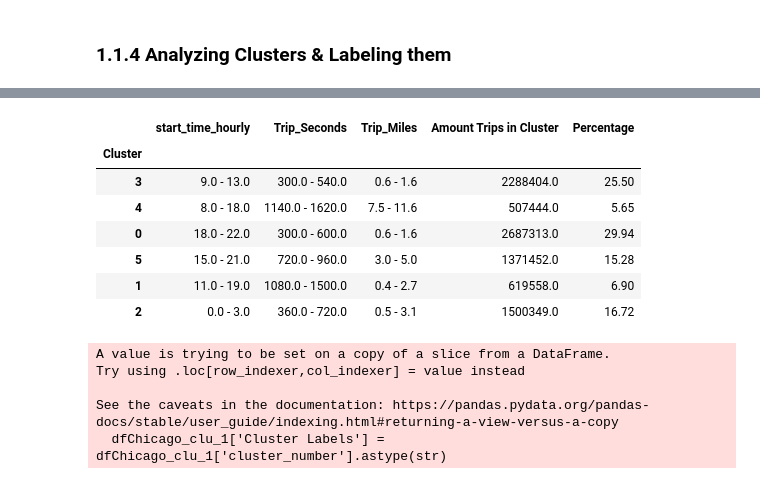
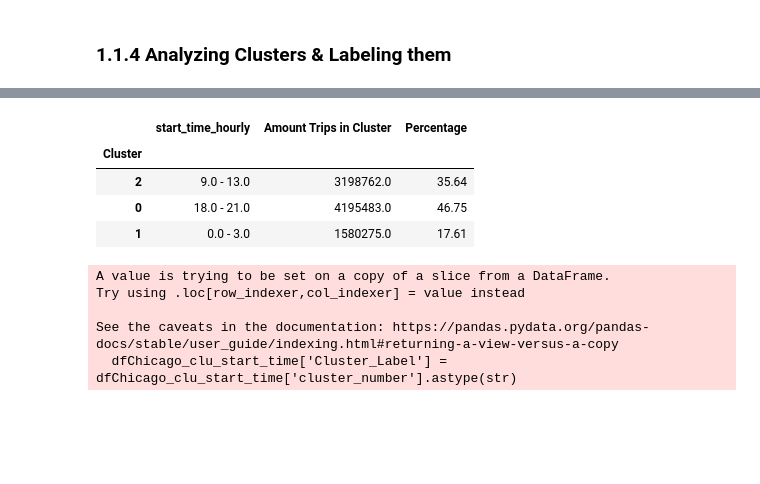
Before and after one commit to Hannah2800/AAA_2023_AdvancedPythonPandas, a Jupyter notebook: Task 3 - Cluster Analysis - Hard Clustering.ipynb, the cells around one changed output, grey strips where cells are left out. Cells and saved outputs as stored; diff of their text form; code cells hidden in the pictures; blank space fills up the shorter version.

```diff
--- a/Task 3 - Cluster Analysis - Hard Clustering.ipynb
+++ b/Task 3 - Cluster Analysis - Hard Clustering.ipynb
@@ -139,3 +266,3 @@ def plot_best_fitting_number_of_clusters(input_data, title_info):
 # %%
-plot_best_fitting_number_of_clusters(dfChicago_clu_1_scaled, "in dfChicago_clu_1")
+plot_best_fitting_number_of_clusters(dfChicago_clu_start_time_scaled, "in dfChicago_clu_start_time")
 # %% [output]
@@ -144,8 +271,8 @@ plot_best_fitting_number_of_clusters(dfChicago_clu_1_scaled, "in dfChicago_clu_1
 ### 1.1.3 Computing Clusters with KMeans
 # %%
 # initializing our kmeans algorithm
-kmean = KMeans(n_clusters=6,init='k-means++', random_state=42)
+kmean = KMeans(n_clusters=3,init='k-means++', random_state=42)
 
 # fitting our scaled data to the model
-kmean.fit(dfChicago_clu_1_scaled)
+kmean.fit(dfChicago_clu_start_time_scaled)
 # %% [output]
@@ -153,9 +280,9 @@ KMeans(n_clusters=6, random_state=42)
 # %%
 # store the predicted clusters
-Clusters = kmean.predict(dfChicago_clu_1_scaled)
+Clusters = kmean.predict(dfChicago_clu_start_time_scaled)
 # %%
 # creating a column for the calculated clusters
 
-dfChicago_clu_1.loc[:, 'cluster_number'] = Clusters
-dfChicago_clu_1
+dfChicago_clu_start_time.loc[:, 'cluster_number'] = Clusters
+dfChicago_clu_start_time
 # %% [output]
@@ -242,29 +317,23 @@ plot_information_about_clusters(dfChicago_clu_1, ['start_time_hourly','Trip_Seco
 # %%
-dfChicago_clu_1_quantiles = get_quantiles_of_clusters(dfChicago_clu_1, 6, 'cluster_number')
-dfChicago_clu_1_quantiles.sort_values(by=['start_time_hourly', 'Trip_Seconds'], ascending=False)
+dfChicago_clu_start_time_quantiles = get_quantiles_of_clusters(dfChicago_clu_start_time, 3, 'cluster_number')
+dfChicago_clu_start_time_quantiles.sort_values(by=['start_time_hourly'], ascending=False)
 # %% [output]
-|  | start_time_hourly | Trip_Seconds | Trip_Miles | Amount Trips in Cluster | Percentage |
-| Cluster |  |  |  |  |  |
-| 3 | 9.0 - 13.0 | 300.0 - 540.0 | 0.6 - 1.6 | 2288404.0 | 25.50 |
-| 4 | 8.0 - 18.0 | 1140.0 - 1620.0 | 7.5 - 11.6 | 507444.0 | 5.65 |
-| 0 | 18.0 - 22.0 | 300.0 - 600.0 | 0.6 - 1.6 | 2687313.0 | 29.94 |
-| 5 | 15.0 - 21.0 | 720.0 - 960.0 | 3.0 - 5.0 | 1371452.0 | 15.28 |
-| 1 | 11.0 - 19.0 | 1080.0 - 1500.0 | 0.4 - 2.7 | 619558.0 | 6.90 |
-| 2 | 0.0 - 3.0 | 360.0 - 720.0 | 0.5 - 3.1 | 1500349.0 | 16.72 |
+|  | start_time_hourly | Amount Trips in Cluster | Percentage |
+| Cluster |  |  |  |
+| 2 | 9.0 - 13.0 | 3198762.0 | 35.64 |
+| 0 | 18.0 - 21.0 | 4195483.0 | 46.75 |
+| 1 | 0.0 - 3.0 | 1580275.0 | 17.61 |
 # %%
-label_names = {'0': "Evening short trips",
-               '1': "Day Trips long time short distance",
-               '2': "Party People",
-               '3': "Morning trips",
-               '4': "Day Trips long time long distance",
-               '5': "Evening Trips"}
+label_names = {'0': "Evening Commuters",
+               '1': "Night Riders - Party People",
+               '2': "Morning Commuters"}
 
 # integrating our labeled clusters in the dataframe
-dfChicago_clu_1['Cluster Labels'] = dfChicago_clu_1['cluster_number'].astype(str)
-dfPhiladedfChicago_clu_1lphia_clu_1 = dfChicago_clu_1.replace({"Cluster Labels": label_names})
+dfChicago_clu_start_time['Cluster_Label'] = dfChicago_clu_start_time['cluster_number'].astype(str)
+dfChicago_clu_start_time = dfChicago_clu_start_time.replace({"Cluster_Label": label_names})
 # %% [output]
 A value is trying to be set on a copy of a slice from a DataFrame.
 Try using .loc[row_indexer,col_indexer] = value instead
 
 See the caveats in the documentation: https://pandas.pydata.org/pandas-docs/stable/user_guide/indexing.html#returning-a-view-versus-a-copy
-  dfChicago_clu_1['Cluster Labels'] = dfChicago_clu_1['cluster_number'].astype(str)
+  dfChicago_clu_start_time['Cluster_Label'] = dfChicago_clu_start_time['cluster_number'].astype(str)
```
Also changed, not shown: parts of 57 cells of this notebook.
